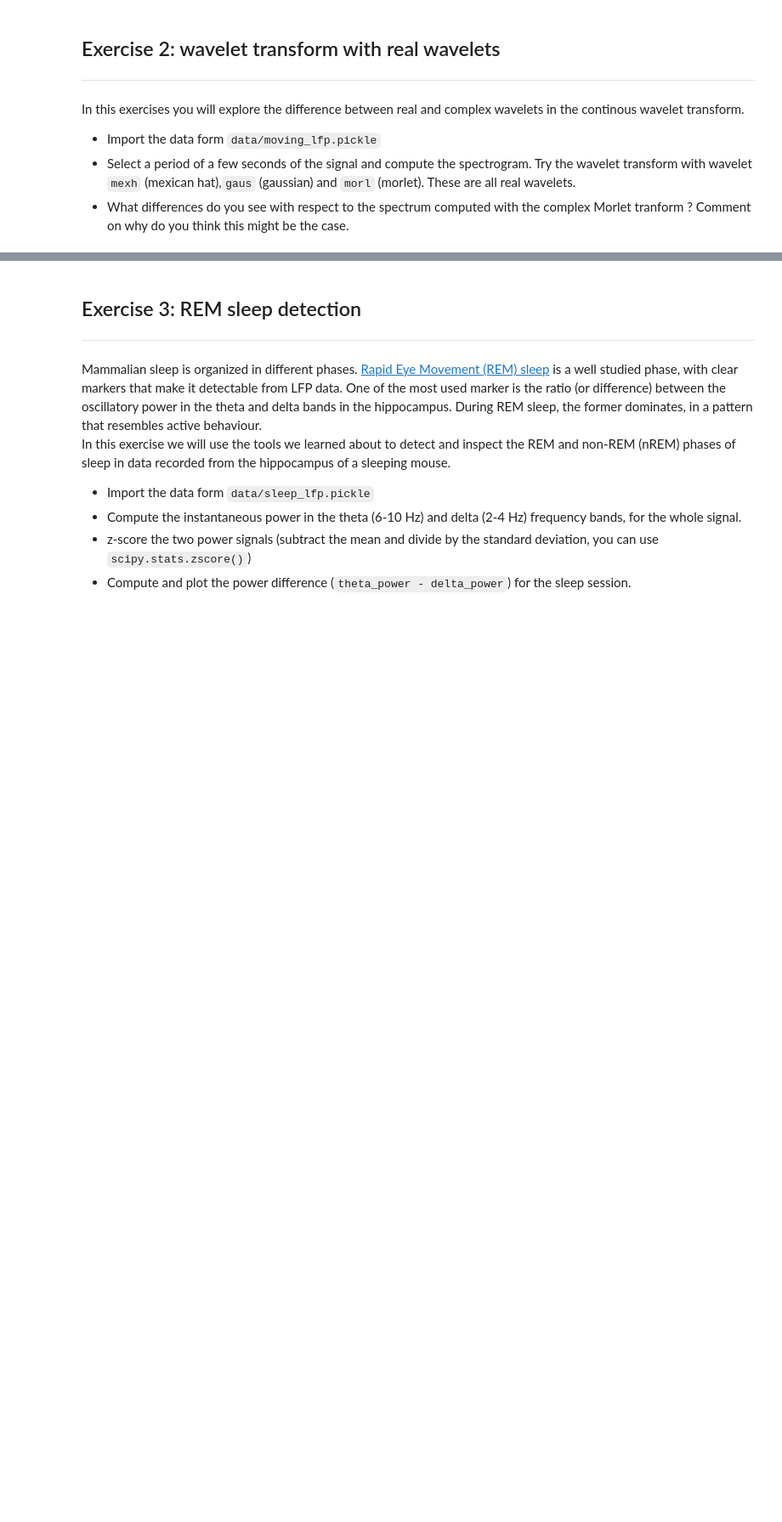
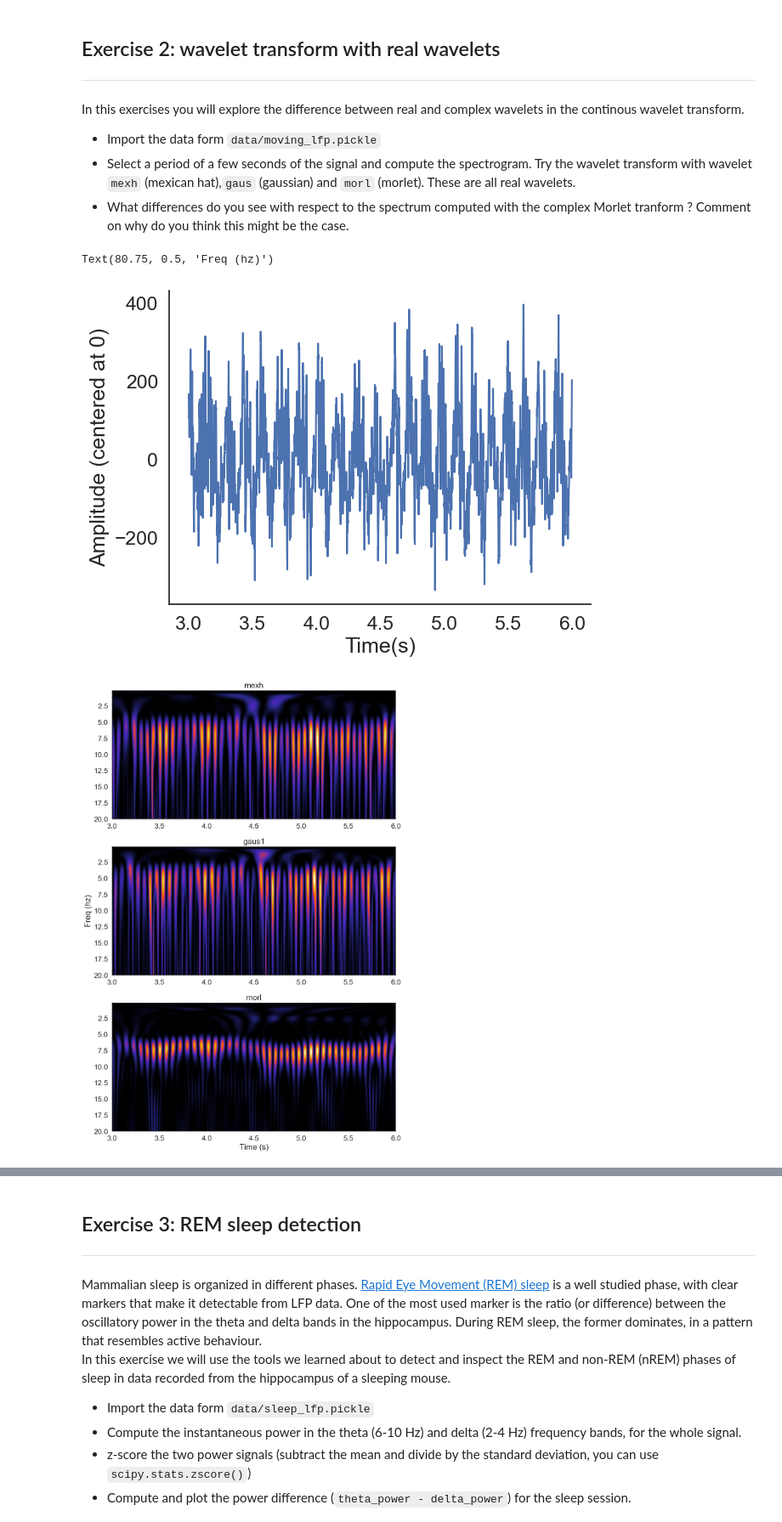
Before and after one commit to lbroekema/neuro-analysis, a Jupyter notebook: exercises_LFP.ipynb, the cells around one changed output, grey strips where cells are left out. Shown at 85% size. Saved outputs shown, nothing was run; the diff lists cells and outputs as text; code cells hidden in the pictures; blank space fills up the shorter version.

```diff
--- a/exercises_LFP.ipynb
+++ b/exercises_LFP.ipynb
@@ -121,3 +194,50 @@ In this exercises you will explore the difference between real and complex wavel
 - Select a period of a few seconds of the signal and compute the spectrogram.
   Try the wavelet transform with wavelet `mexh` (mexican hat),`gaus` (gaussian) and `morl` (morlet). These are all real wavelets.
 - What differences do you see with respect to the spectrum computed with the complex Morlet tranform ? Comment on why do you think this might be the case.
+# %%
+# question for during workgroup/lecture, in the localfieldpotential file,
+# why is the plotted envelope such a high frequncy, shoudlt it be in the form of a gaussian
+# with a lower freq than the carrier
+
+from pywt import wavelist
+from pywt import scale2frequency
+from pywt import cwt
+
+start = 3
+end = 6
+
+x = np.linspace(start,end,(end-start)*fs)
+#plot untransformed LFP signal
+sig = lfp[start*fs:end*fs]
+sig = sig-np.mean(sig)
+plt.plot(x,sig)
+plt.xlabel("Time(s)")
+plt.ylabel("Amplitude (centered at 0)")
+
+frequencies = np.linspace(0.1,20,100)
+wavelet_list = ["mexh", "gaus1", "morl"]
+
+trans_sig = []
+scales = []
+
+fig, axs = plt.subplots(3,1,figsize=(10,15))
+
+#loop over the options for the wavelets and plot their spectograms
+for i in range(len(wavelet_list)):
+    wavelet = wavelet_list[i]
+    scales = scale2frequency(wavelet, frequencies/fs)
+    cwt_output, _ = cwt(sig, wavelet=wavelet, scales=scales,
+                        sampling_period=1.0/fs)
+    trans_sig.append(cwt_output)
+
+    axs[i].imshow(abs(trans_sig[i])**2, extent = [start,end,frequencies[-1],
+                         frequencies[0]], aspect='auto', cmap='CMRmap')
+    axs[i].set_title(wavelet_list[i])
+
+fig.tight_layout()
+axs[2].set_xlabel("Time (s)")
+axs[1].set_ylabel("Freq (hz)")
+# %% [output]
+Text(80.75, 0.5, 'Freq (hz)')
+[figure, added]
+[figure, added]
```
Also changed, not shown: parts of 12 cells of this notebook.
